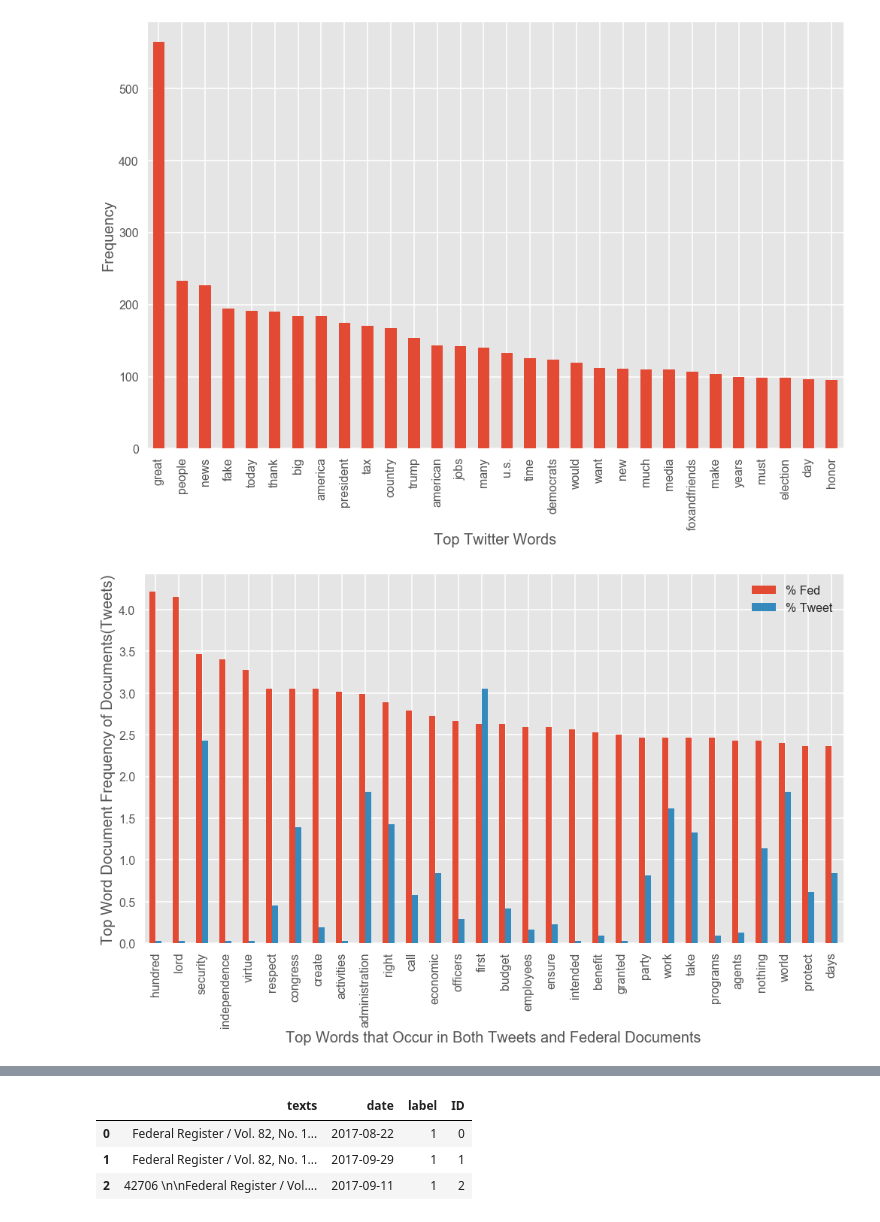
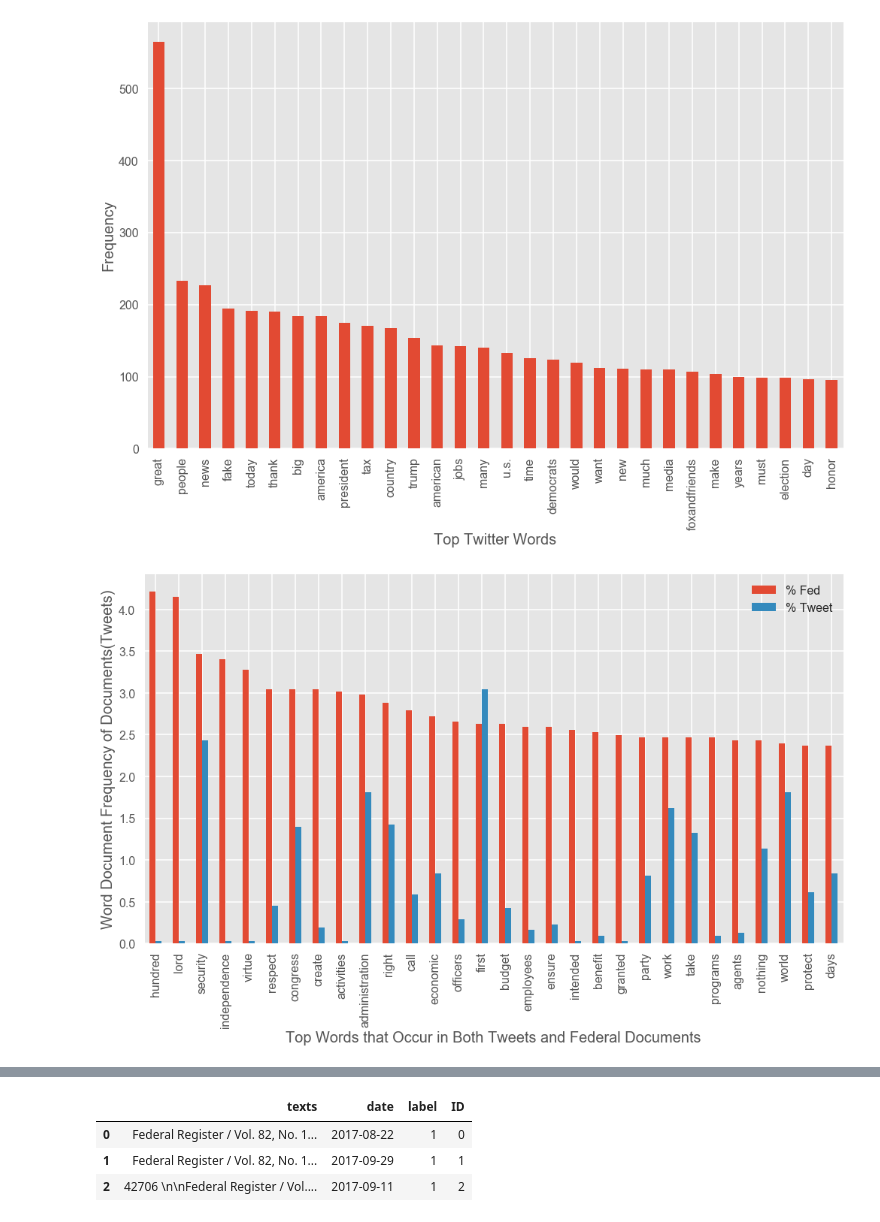
Before and after one commit to mtchem/Twitter-Politics, a Jupyter notebook: NLP-comparing-tweets-fed_docs.ipynb, the cells around one changed output, grey strips where cells are left out. Cells and saved outputs as stored; diff of their text form; code cells hidden in the pictures.

```diff
--- a/NLP-comparing-tweets-fed_docs.ipynb
+++ b/NLP-comparing-tweets-fed_docs.ipynb
@@ -415,11 +416,11 @@ top_joint_tweet = df[['% Fed','% Tweet']].sort_values(by='% Tweet', ascending=Fa
 # %%
 # plot the top words used in the fedaral data that are also in tweets
 ax = top_joint_fed.plot.bar(figsize=(14,9))
 # change tick markes
 plt.tick_params(top='off', bottom = 'on', left = 'on', right = 'off', labelleft = 'on', labelbottom = 'on')
-plt.ylabel('Top Word Document Frequency of Documents(Tweets)', fontsize=20)
+plt.ylabel('Word Document Frequency of Documents(Tweets)', fontsize=20)
 plt.xlabel('Top Words that Occur in Both Tweets and Federal Documents', fontsize=20)
 plt.tight_layout()
 plt.show()
 # %% [output]
-[figure, old version]
+[figure, new version]
```
Also changed, not shown: parts of 27 cells of this notebook.
